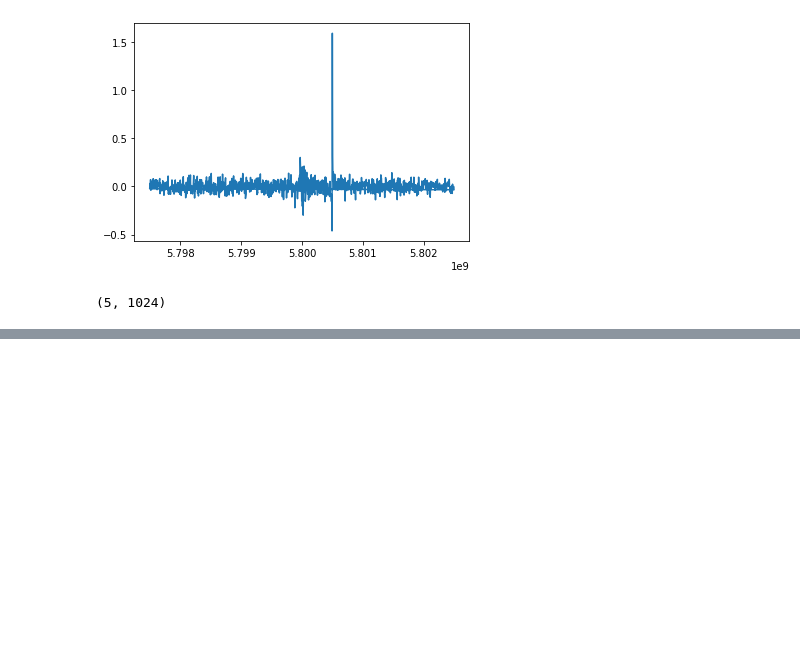
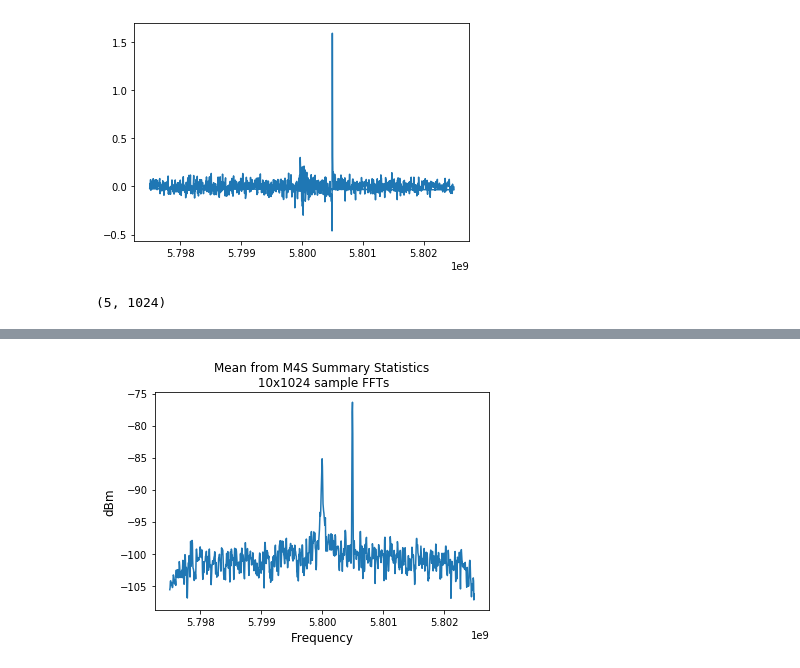
Before and after one commit to mhollingsworth-ntia/share, a Jupyter notebook: Calibrate_rx_to_dBm.ipynb, the cells around one changed output, grey strips where cells are left out. Cells and saved outputs as stored; diff of their text form; code cells hidden in the pictures; blank space fills up the shorter version.

```diff
--- a/Calibrate_rx_to_dBm.ipynb
+++ b/Calibrate_rx_to_dBm.ipynb
@@ -155,0 +149,8 @@ plt.show()
+# %%
+plt.plot(tt, m4s_detected[2])
+plt.title('Mean from M4S Summary Statistics\n 10x1024 sample FFTs')
+plt.ylabel('dBm', fontsize=12)
+plt.xlabel('Frequency', fontsize=12)
+plt.show()
+# %% [output]
+[figure, added]
```
Also changed, not shown: parts of 17 cells of this notebook.
